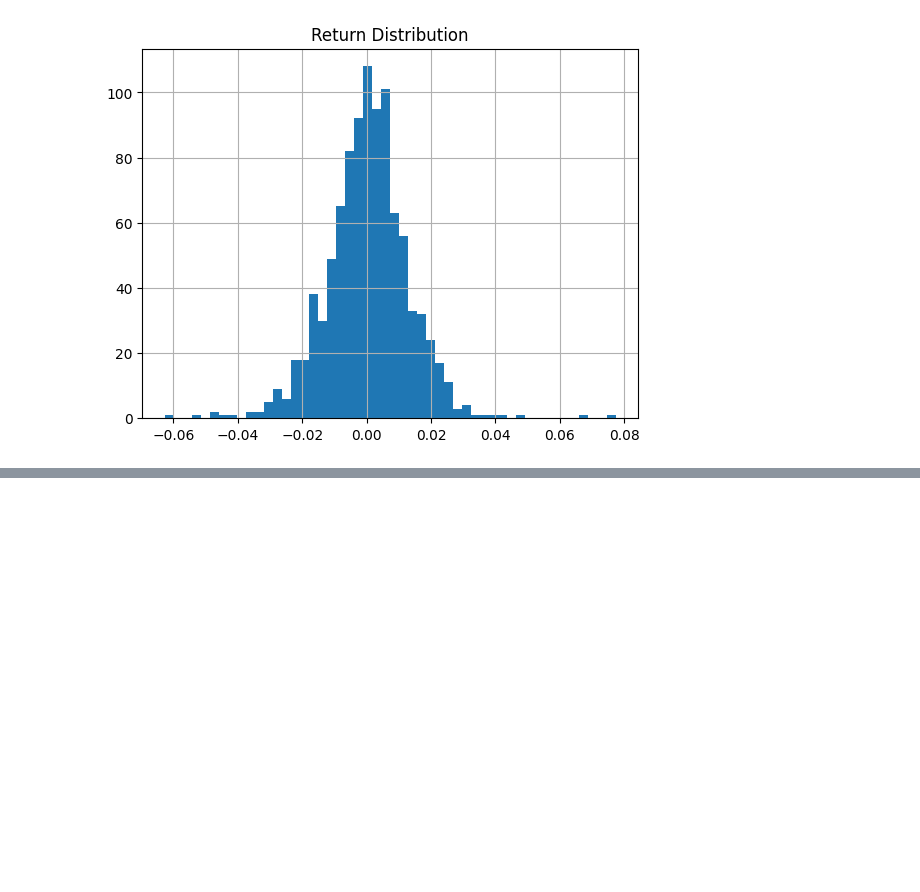
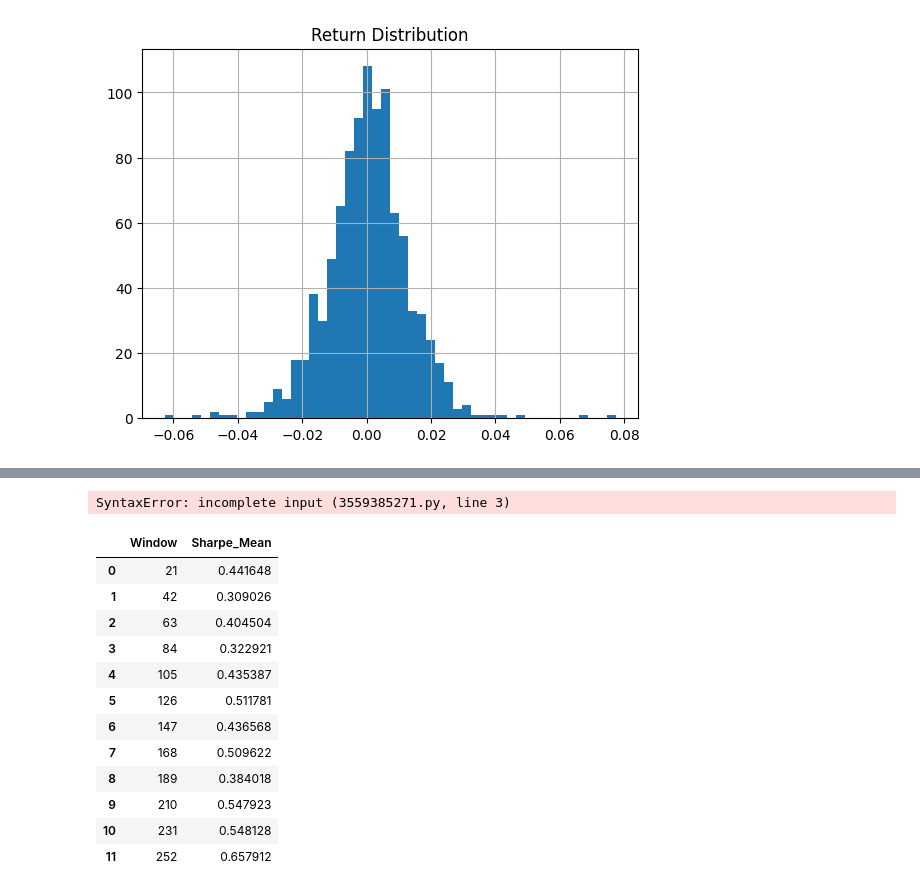
Before and after one commit to mas-analytics/quant-practice, a Jupyter notebook: analysis.ipynb, the cells around one changed output, grey strips where cells are left out. Saved outputs shown, nothing was run; the diff lists cells and outputs as text; code cells hidden in the pictures; blank space fills up the shorter version.

```diff
--- a/analysis.ipynb
+++ b/analysis.ipynb
@@ -413,0 +1492,15 @@ cumulative_returns.plot(figsize=(12,5))
+# %%
+def backtest_momentum(ticker, window, threshold):
+    df = yf.download(ticker, period="5y")
+    close = df["Close"][ticker]
+    returns=close.pct_change()
+    momentum=close/close.shift(window)-1
+    signal=momentum>threshold
+    strategy_returns=returns*signal.shift(1)
+    cumulative_returns=(1+strategy_returns).cumprod()
+    rolling_max=cumulative_returns.cummax()
+    drawdown=cumulative_returns/rolling_max-1
+    max_drawdown=drawdown.min()
+    annual_sharpe=strategy_returns.mean()/strategy_returns.std()*np.sqrt(252)
+    final_return=cumulative_returns.iloc[-1]
+    return(final_return,max_drawdown,annual_sharpe)
@@ -413,0 +1599,26 @@ cumulative_returns.plot(figsize=(12,5))
+# %%
+results_df = pd.DataFrame(
+    results,
+    columns=["Window","Sharpe_Mean"]
+# %% [output]
+SyntaxError: incomplete input (3559385271.py, line 3)
+# %%
+results_df = pd.DataFrame(
+    results,
+    columns=["Window","Sharpe_Mean"])
+# %%
+results_df
+# %% [output]
+|  | Window | Sharpe_Mean |
+| 0 | 21 | 0.441648 |
+| 1 | 42 | 0.309026 |
+| 2 | 63 | 0.404504 |
+| 3 | 84 | 0.322921 |
+| 4 | 105 | 0.435387 |
+| 5 | 126 | 0.511781 |
+| 6 | 147 | 0.436568 |
+| 7 | 168 | 0.509622 |
+| 8 | 189 | 0.384018 |
+| 9 | 210 | 0.547923 |
+| 10 | 231 | 0.548128 |
+| 11 | 252 | 0.657912 |
```
Also changed, not shown: parts of 583 cells of this notebook.
